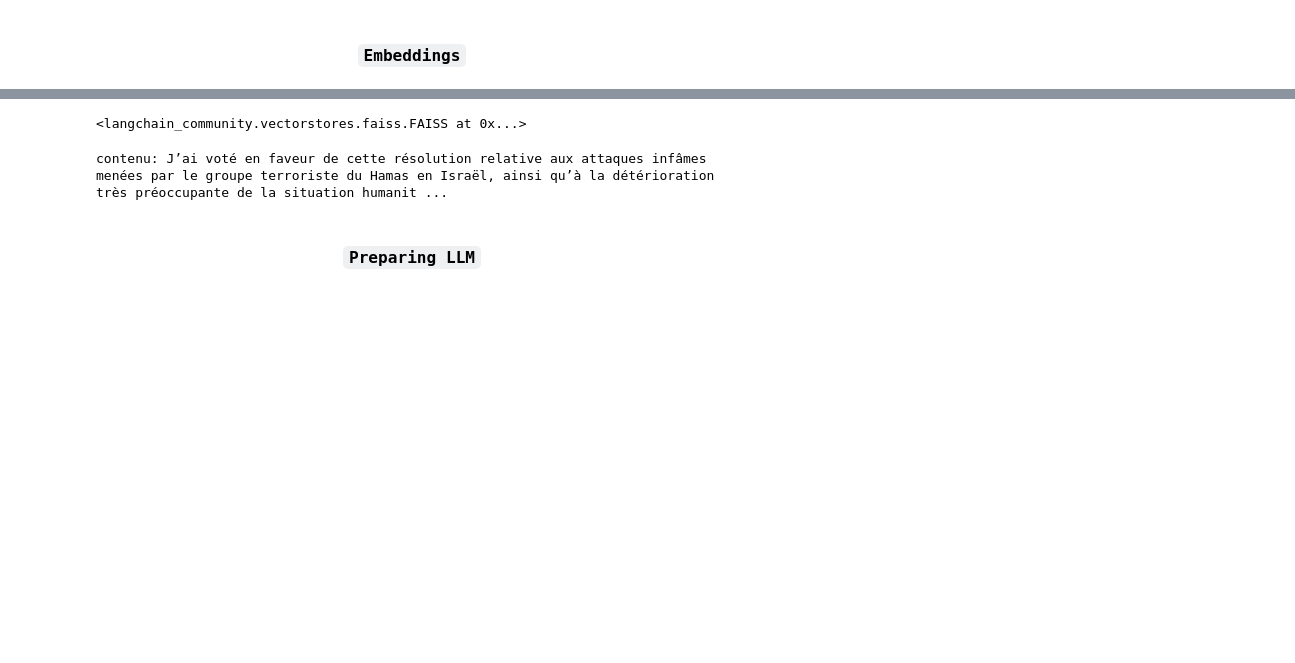
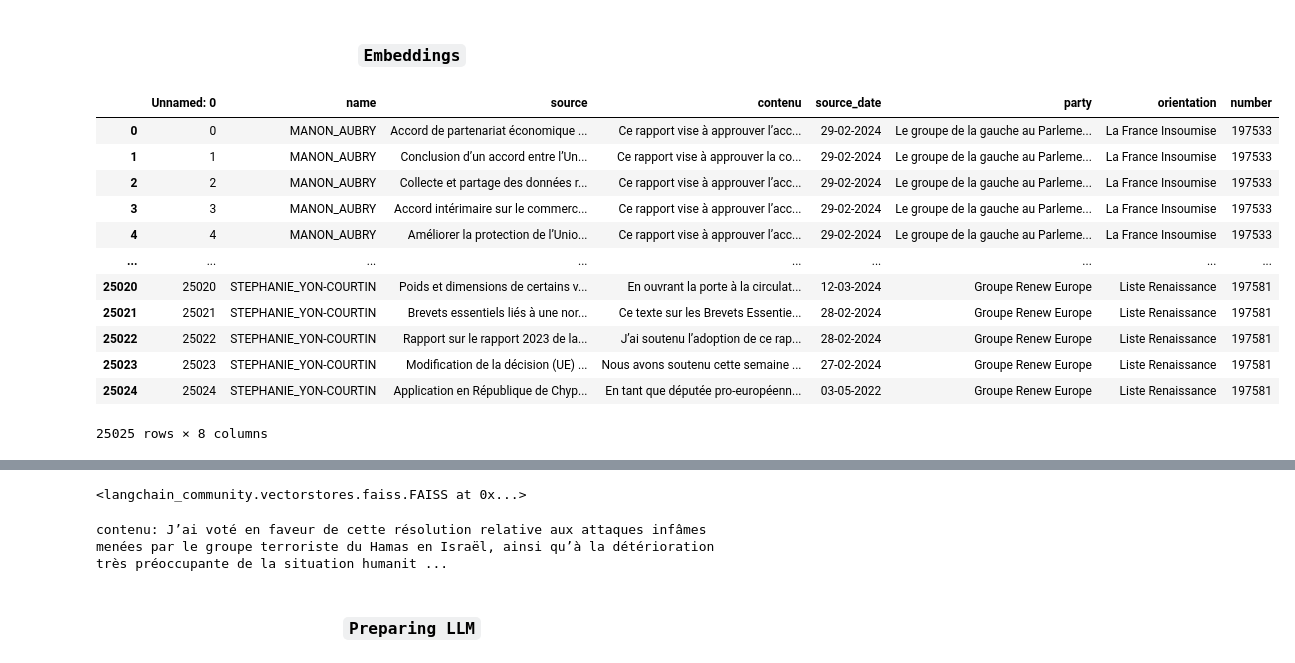
Before and after one commit to joevincentgaltie/valeRAGhayer, a Jupyter notebook: rag/test.ipynb, the cells around one changed output, grey strips where cells are left out. Cells and saved outputs as stored; diff of their text form; code cells hidden in the pictures; blank space fills up the shorter version.

```diff
--- a/rag/test.ipynb
+++ b/rag/test.ipynb
@@ -13,4 +13,20 @@ from langchain.chains import RetrievalQA
 import torch
 # %% [markdown]
 ### <center>  **`Embeddings`**
+# %%
+pd.read_csv('../data/all_french_explanations.csv')
+# %% [output]
+|  | Unnamed: 0 | name | source | contenu | source_date | party | orientation | number |
+| 0 | 0 | MANON_AUBRY | Accord de partenariat économique ... | Ce rapport vise à approuver l’acc... | 29-02-2024 | Le groupe de la gauche au Parleme... | La France Insoumise | 197533 |
+| 1 | 1 | MANON_AUBRY | Conclusion d’un accord entre l’Un... | Ce rapport vise à approuver la co... | 29-02-2024 | Le groupe de la gauche au Parleme... | La France Insoumise | 197533 |
+| 2 | 2 | MANON_AUBRY | Collecte et partage des données r... | Ce rapport vise à approuver l’acc... | 29-02-2024 | Le groupe de la gauche au Parleme... | La France Insoumise | 197533 |
+| 3 | 3 | MANON_AUBRY | Accord intérimaire sur le commerc... | Ce rapport vise à approuver l’acc... | 29-02-2024 | Le groupe de la gauche au Parleme... | La France Insoumise | 197533 |
+| 4 | 4 | MANON_AUBRY | Améliorer la protection de l’Unio... | Ce rapport vise à approuver l’acc... | 29-02-2024 | Le groupe de la gauche au Parleme... | La France Insoumise | 197533 |
+| ... | ... | ... | ... | ... | ... | ... | ... | ... |
+| 25020 | 25020 | STEPHANIE_YON-COURTIN | Poids et dimensions de certains v... | En ouvrant la porte à la circulat... | 12-03-2024 | Groupe Renew Europe | Liste Renaissance | 197581 |
+| 25021 | 25021 | STEPHANIE_YON-COURTIN | Brevets essentiels liés à une nor... | Ce texte sur les Brevets Essentie... | 28-02-2024 | Groupe Renew Europe | Liste Renaissance | 197581 |
+| 25022 | 25022 | STEPHANIE_YON-COURTIN | Rapport sur le rapport 2023 de la... | J’ai soutenu l’adoption de ce rap... | 28-02-2024 | Groupe Renew Europe | Liste Renaissance | 197581 |
+| 25023 | 25023 | STEPHANIE_YON-COURTIN | Modification de la décision (UE) ... | Nous avons soutenu cette semaine ... | 27-02-2024 | Groupe Renew Europe | Liste Renaissance | 197581 |
+| 25024 | 25024 | STEPHANIE_YON-COURTIN | Application en République de Chyp... | En tant que députée pro-européenn... | 03-05-2022 | Groupe Renew Europe | Liste Renaissance | 197581 |
+25025 rows × 8 columns
 # %%
```
Also changed, not shown: parts of 2 cells of this notebook.
